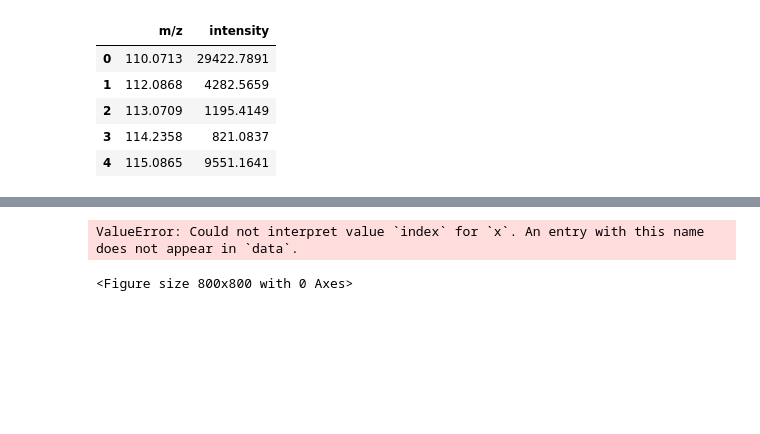
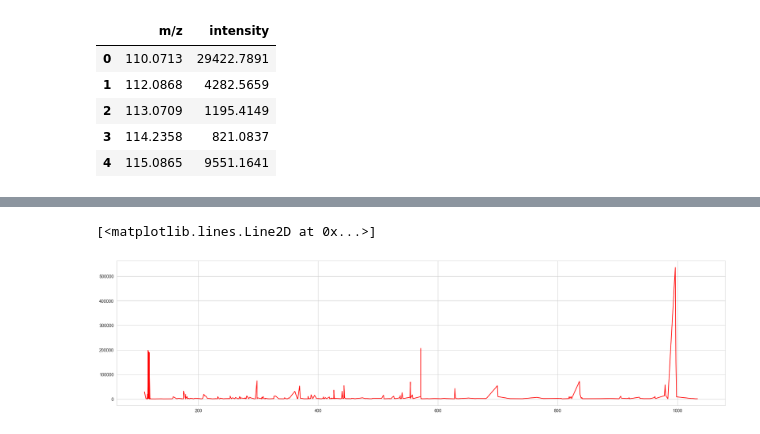
Before and after one commit to DBeben22/expert-tandem, a Jupyter notebook: experiment.ipynb, the cells around one changed output, grey strips where cells are left out. Saved outputs shown, nothing was run; the diff lists cells and outputs as text; code cells hidden in the pictures; blank space fills up the shorter version.

```diff
--- a/experiment.ipynb
+++ b/experiment.ipynb
@@ -35,7 +40,6 @@ df.sort_values(by=["intensity"])["intensity"].plot(use_index=False,ylim=[0,10000
 # %%
-plt.figure(figsize=(8, 8))
-sns.lineplot(x='index', y='intensity', data=df.sort_values(by=["intensity"]))
-plt.show()
+fig = plt.figure(figsize=(25, 6), facecolor='white')  # Set the figure size and white background
+plt.plot(df['m/z'], df['intensity'], color = 'red', marker='', linestyle='-')
 # %% [output]
-ValueError: Could not interpret value `index` for `x`. An entry with this name does not appear in `data`.
+[<matplotlib.lines.Line2D at 0x...>]
-<Figure size 800x800 with 0 Axes>
+[figure, added]
```
Also changed, not shown: parts of 4 cells of this notebook, 1 other file.
